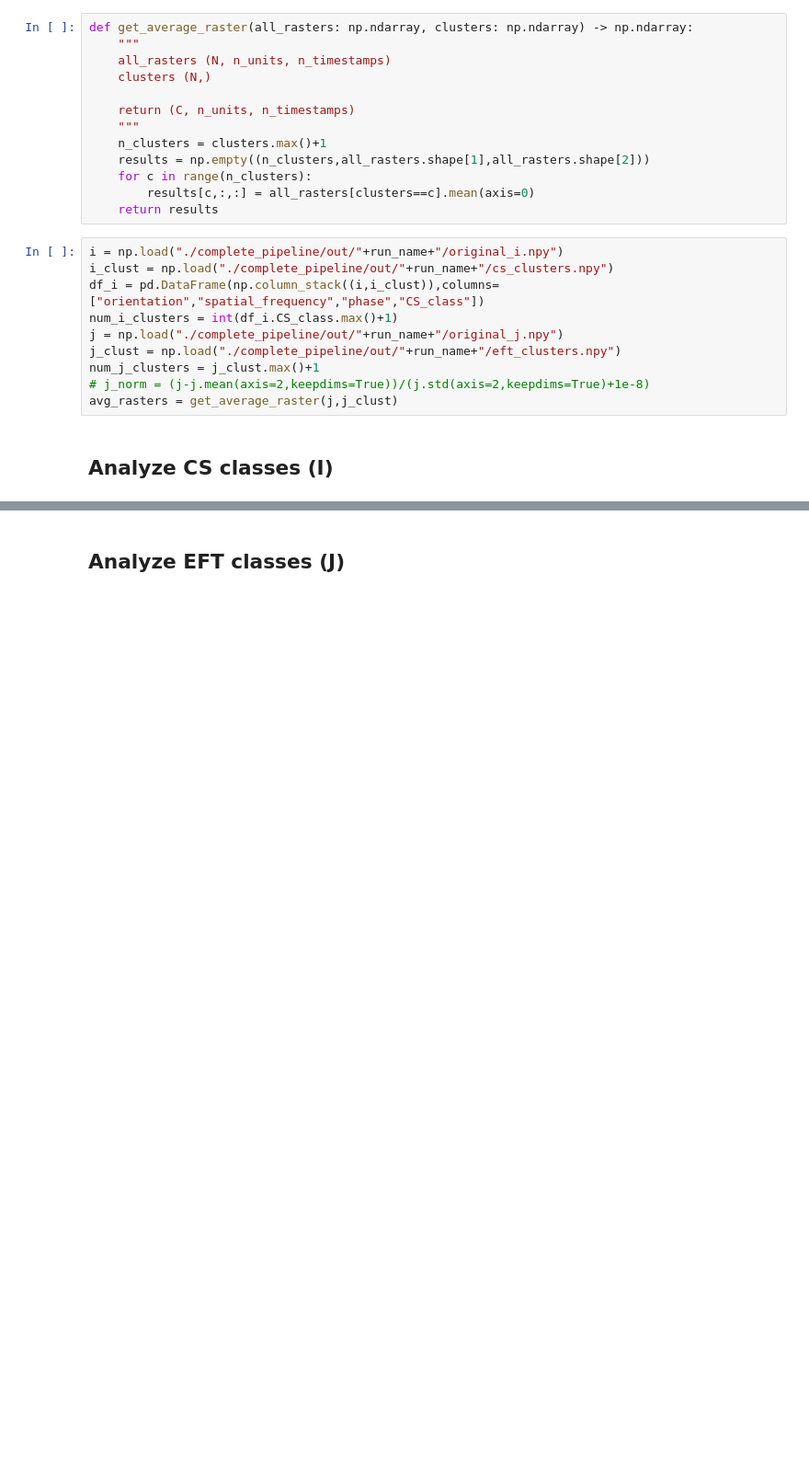
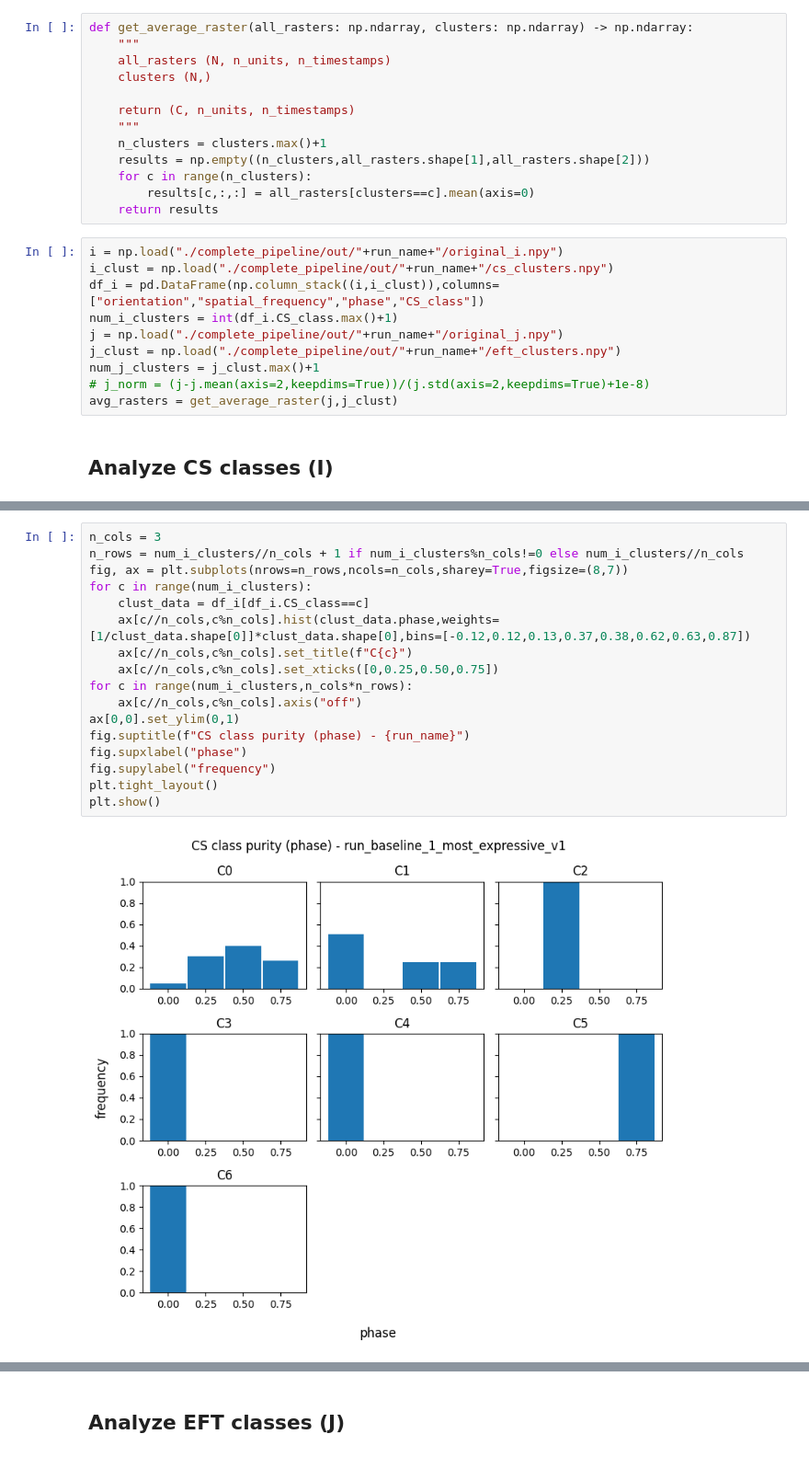
Before and after one commit to PhilSchoeb/ift-6168-project, a Jupyter notebook: analysis.ipynb, the cells around one changed output, grey strips where cells are left out. Shown at 92% size. Saved outputs shown, nothing was run; the diff lists cells and outputs as text; blank space fills up the shorter version.

```diff
--- a/analysis.ipynb
+++ b/analysis.ipynb
@@ -81,0 +75,19 @@ phase : [0.]
+# %%
+n_cols = 3
+n_rows = num_i_clusters//n_cols + 1 if num_i_clusters%n_cols!=0 else num_i_clusters//n_cols
+fig, ax = plt.subplots(nrows=n_rows,ncols=n_cols,sharey=True,figsize=(8,7))
+for c in range(num_i_clusters):
+    clust_data = df_i[df_i.CS_class==c]
+    ax[c//n_cols,c%n_cols].hist(clust_data.phase,weights=[1/clust_data.shape[0]]*clust_data.shape[0],bins=[-0.12,0.12,0.13,0.37,0.38,0.62,0.63,0.87])
+    ax[c//n_cols,c%n_cols].set_title(f"C{c}")
+    ax[c//n_cols,c%n_cols].set_xticks([0,0.25,0.50,0.75])
+for c in range(num_i_clusters,n_cols*n_rows):
+    ax[c//n_cols,c%n_cols].axis("off")
+ax[0,0].set_ylim(0,1)
+fig.suptitle(f"CS class purity (phase) - {run_name}")
+fig.supxlabel("phase")
+fig.supylabel("frequency")
+plt.tight_layout()
+plt.show()
+# %% [output]
+[figure, added]
```
Also changed, not shown: parts of 6 cells of this notebook.
